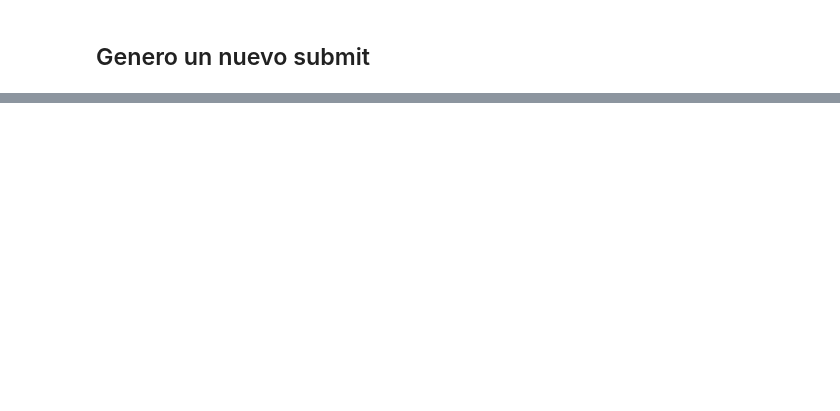
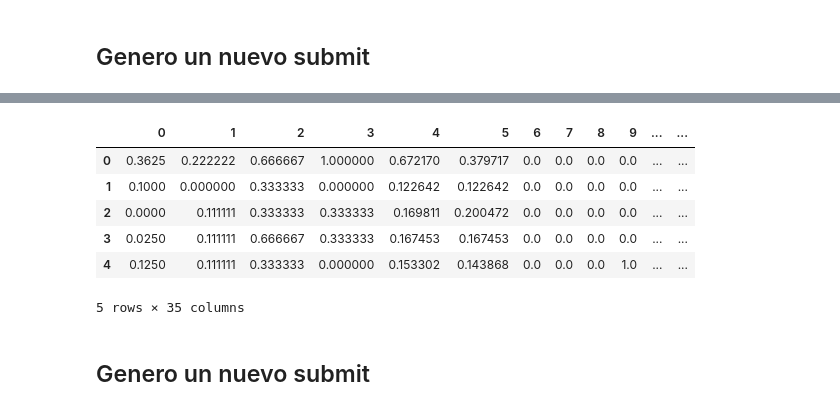
Before and after one commit to luctiz/Grupo43-TP2, a Jupyter notebook: TP2-Features-Soledad.ipynb, the cells around one changed output, grey strips where cells are left out. Cells and saved outputs as stored; diff of their text form; code cells hidden in the pictures; blank space fills up the shorter version.

Commit message:
nuevo feature

```diff
--- a/TP2-Features-Soledad.ipynb
+++ b/TP2-Features-Soledad.ipynb
@@ -648,0 +812,11 @@ X_test_normalized[['feature_svd1', 'feature_svd2', 'feature_svd3']] = features_t
+# %%
+#Califico las fechas de acuerdo a la diferencia entre la fecha actual y la fecha mínima sobre el máximo de dias
+fecha_min = train.fecha.min()
+fecha_max = train.fecha.max()
+delta_max_days = (fecha_max - fecha_min).days
+def calificar_fecha(fecha):
+    delta = fecha - fecha_min
+    return delta.days/delta_max_days
+# %%
+train["puntaje_por_fecha"] = train['fecha'].transform(lambda x: calificar_fecha(x))
+train.head()
@@ -648,0 +883,5 @@ X_test_normalized[['feature_svd1', 'feature_svd2', 'feature_svd3']] = features_t
+# %%
+#Set de test
+X_test_4 = X_test.copy()
+X_test_4['puntaje_fecha'] = train['puntaje_por_fecha']
+X_test_4.head()
@@ -648,0 +896,13 @@ X_test_normalized[['feature_svd1', 'feature_svd2', 'feature_svd3']] = features_t
+# %%
+X_test_normalized_4 = normalizar_data(X_test_4)
+X_test_normalized_4.head()
+# %% [output]
+|  | 0 | 1 | 2 | 3 | 4 | 5 | 6 | 7 | 8 | 9 | ... | ... |
+| 0 | 0.3625 | 0.222222 | 0.666667 | 1.000000 | 0.672170 | 0.379717 | 0.0 | 0.0 | 0.0 | 0.0 | ... | ... |
+| 1 | 0.1000 | 0.000000 | 0.333333 | 0.000000 | 0.122642 | 0.122642 | 0.0 | 0.0 | 0.0 | 0.0 | ... | ... |
+| 2 | 0.0000 | 0.111111 | 0.333333 | 0.333333 | 0.169811 | 0.200472 | 0.0 | 0.0 | 0.0 | 0.0 | ... | ... |
+| 3 | 0.0250 | 0.111111 | 0.666667 | 0.333333 | 0.167453 | 0.167453 | 0.0 | 0.0 | 0.0 | 0.0 | ... | ... |
+| 4 | 0.1250 | 0.111111 | 0.333333 | 0.000000 | 0.153302 | 0.143868 | 0.0 | 0.0 | 0.0 | 1.0 | ... | ... |
+5 rows × 35 columns
+# %% [markdown]
+## Genero un nuevo submit
```
Also changed, not shown: parts of 80 cells of this notebook.
